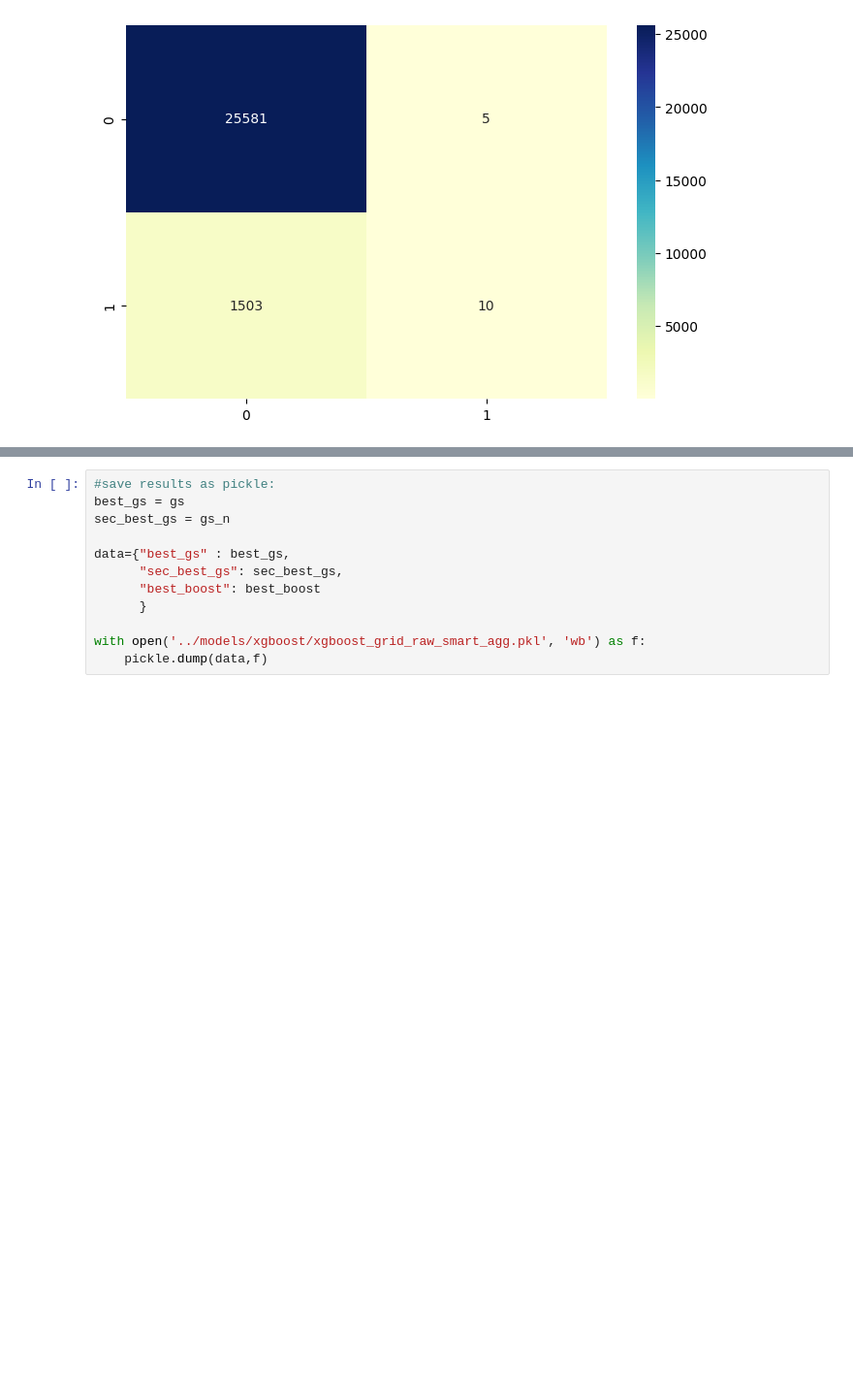
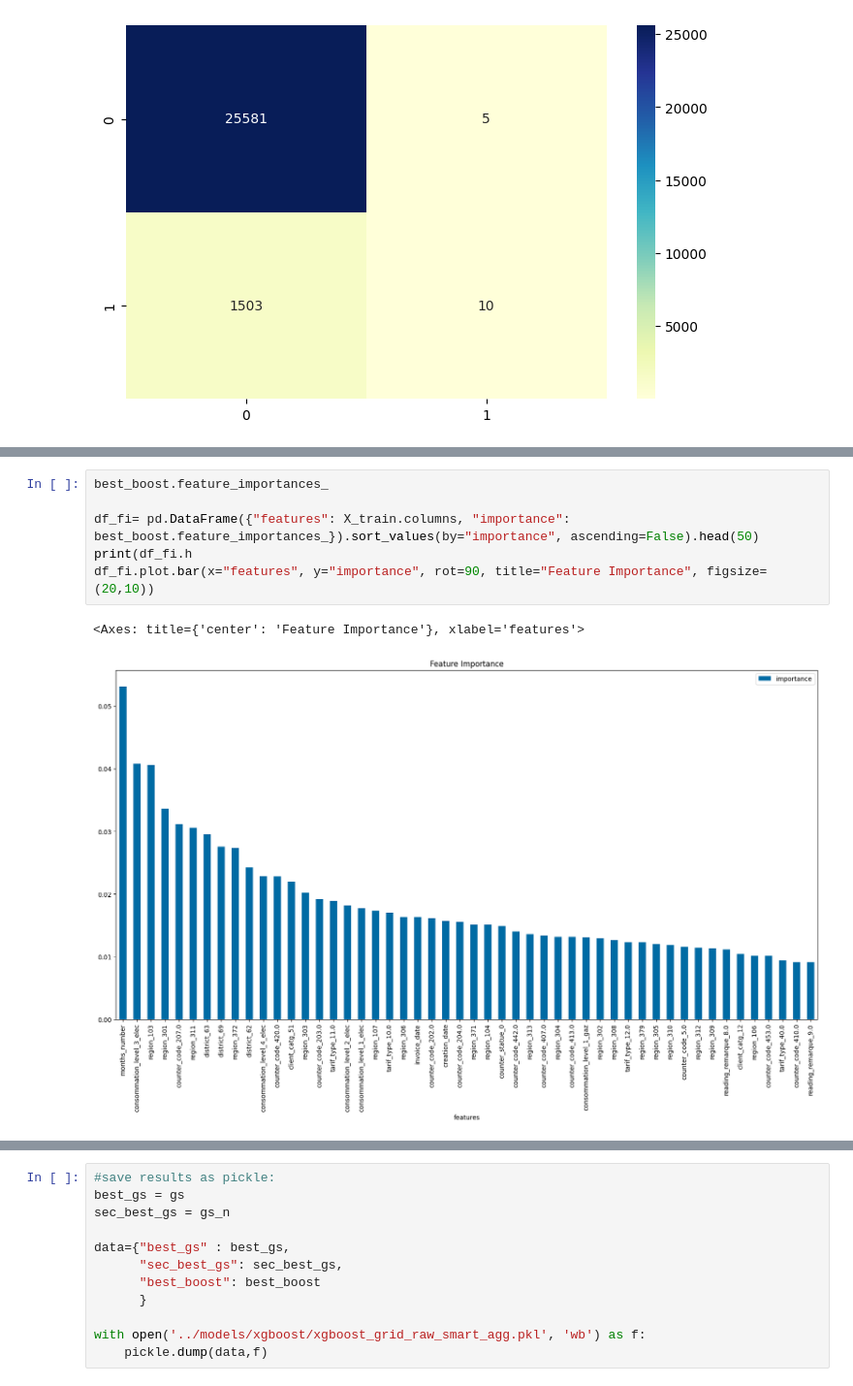
Before and after one commit to nikwilms/fraud-detection-electricity-gas-consumption, a Jupyter notebook: notebooks/grid_search_xgboost_smart_agg.ipynb, the cells around one changed output, grey strips where cells are left out. Shown at 97% size. Drawn from its saved outputs; the diff is of its cells as text; blank space fills up the shorter version.

```diff
--- a/notebooks/grid_search_xgboost_smart_agg.ipynb
+++ b/notebooks/grid_search_xgboost_smart_agg.ipynb
@@ -455,4 +472,13 @@ ROC-AUC:
 [figure]
+# %%
+best_boost.feature_importances_
+
+df_fi= pd.DataFrame({"features": X_train.columns, "importance": best_boost.feature_importances_}).sort_values(by="importance", ascending=False).head(50)
+print(df_fi.h
+df_fi.plot.bar(x="features", y="importance", rot=90, title="Feature Importance", figsize=(20,10))
+# %% [output]
+<Axes: title={'center': 'Feature Importance'}, xlabel='features'>
+[figure, added]
 # %%
 
 n_estimators = list(range(15,120,5))
```
Also changed, not shown: parts of 6 cells of this notebook, 2 other files.
